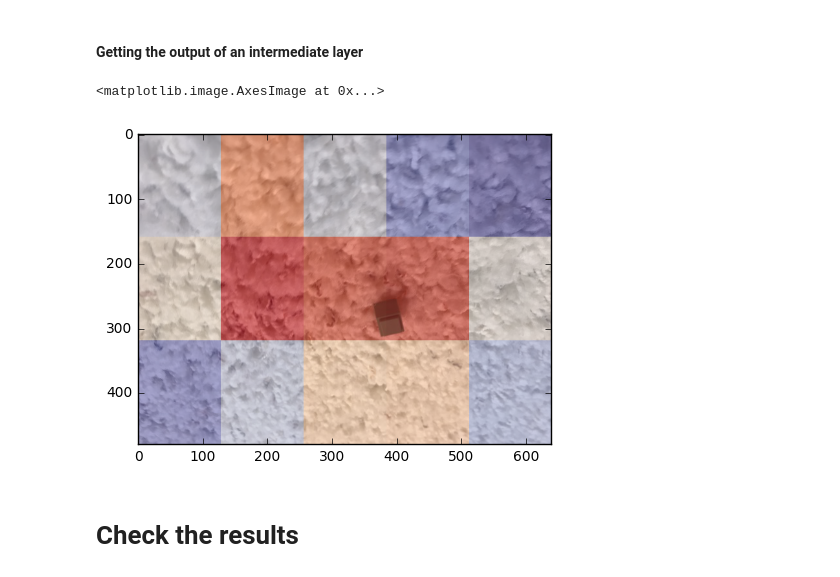
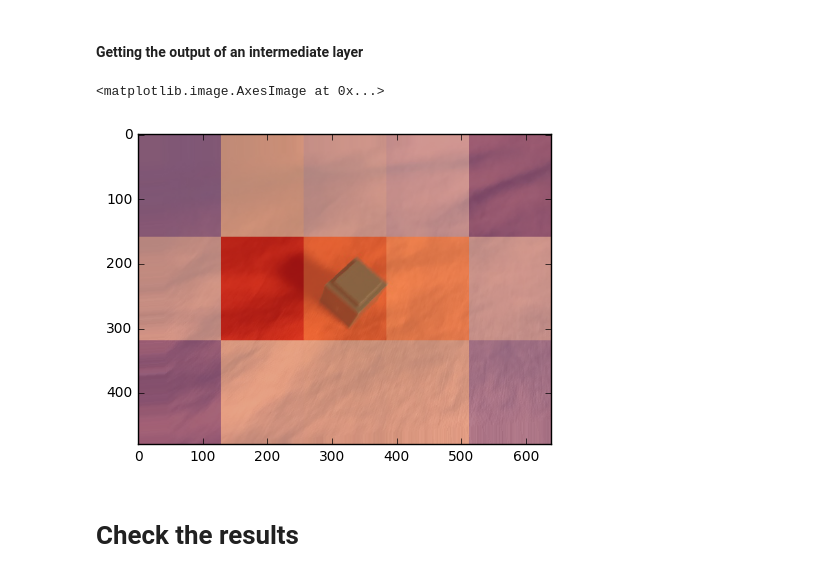
Before and after one commit to jeanfredericplante/blocks_classifier, a Jupyter notebook: notebooks/nbs/block_classifier_with_bounding_boxes.ipynb, the cells around one changed output. Saved outputs shown, nothing was run; the diff lists cells and outputs as text; code cells hidden in the pictures.

Commit message:
trained with data augmentation, need to remove distortion

```diff
--- a/notebooks/nbs/block_classifier_with_bounding_boxes.ipynb
+++ b/notebooks/nbs/block_classifier_with_bounding_boxes.ipynb
@@ -273,7 +251,7 @@ mp12.get_config()
  'trainable': True}
 # %%
 nf=128
-p = 0.6
+p = 0.7
 fc_tail_layers = [
         BatchNormalization(axis=1, input_shape=large_input_model.layers[-1].output_shape[1:]),
         Convolution2D(nf,3,3, activation='relu', border_mode='same'),
@@ -320,12 +298,12 @@ l = fc_tail_model.get_layer('last_conv')
 # %% [markdown]
 ## Fit
 # %%
-batch_size = 256
+batch_size = 128
 conv_trn_features.shape
 trn_labels.shape
 # %% [output]
 (633, 2)
 # %%
-fc_tail_model.fit(conv_trn_features,trn_labels, batch_size=batch_size, nb_epoch = 2, validation_data=(conv_val_features, val_labels))
+fc_tail_model.fit(conv_trn_features,trn_labels, batch_size=batch_size, nb_epoch = 14, validation_data=(conv_val_features, val_labels))
 # %% [output]
 Train on 633 samples, validate on 88 samples
@@ -344,21 +334,21 @@ fc_tail_model.load_weights(path+'precalc/fc_weights_cubes_dp06.h5');
 # https://keras.io/getting-started/faq/#how-can-i-obtain-the-output-of-an-intermediate-layer
 heatmap_model = Model(fc_tail_model.input, fc_tail_model.get_layer('last_conv').output)
 # %%
-input_num = 1
+input_num = 30
 val_input_with_batch_num = np.expand_dims(conv_val_features[input_num],axis=0) # adds another bracket...
 trn_input_with_batch_num = np.expand_dims(conv_trn_features[input_num],axis=0)
 def get_heatmap(inp, im_size=(480, 640)):
     hm_val = heatmap_model.predict(inp)
     hm_one = scipy.misc.imresize(hm_val[0,:,:,0], im_size, interp='nearest')
     hm_ten = scipy.misc.imresize(hm_val[0,:,:,1], im_size, interp='nearest')
     return (hm_one, hm_ten)
 
 (hm_one, hm_ten) = get_heatmap(trn_input_with_batch_num)
 plot(trn_data[input_num])
 plt.imshow(hm_one, cmap='coolwarm', alpha=0.5)
 # %% [output]
 <matplotlib.image.AxesImage at 0x...>
-[figure, old version]
+[figure, new version]
 # %% [markdown]
 # Check the results
 # %%
```
Also changed, not shown: parts of 7 cells of this notebook.
